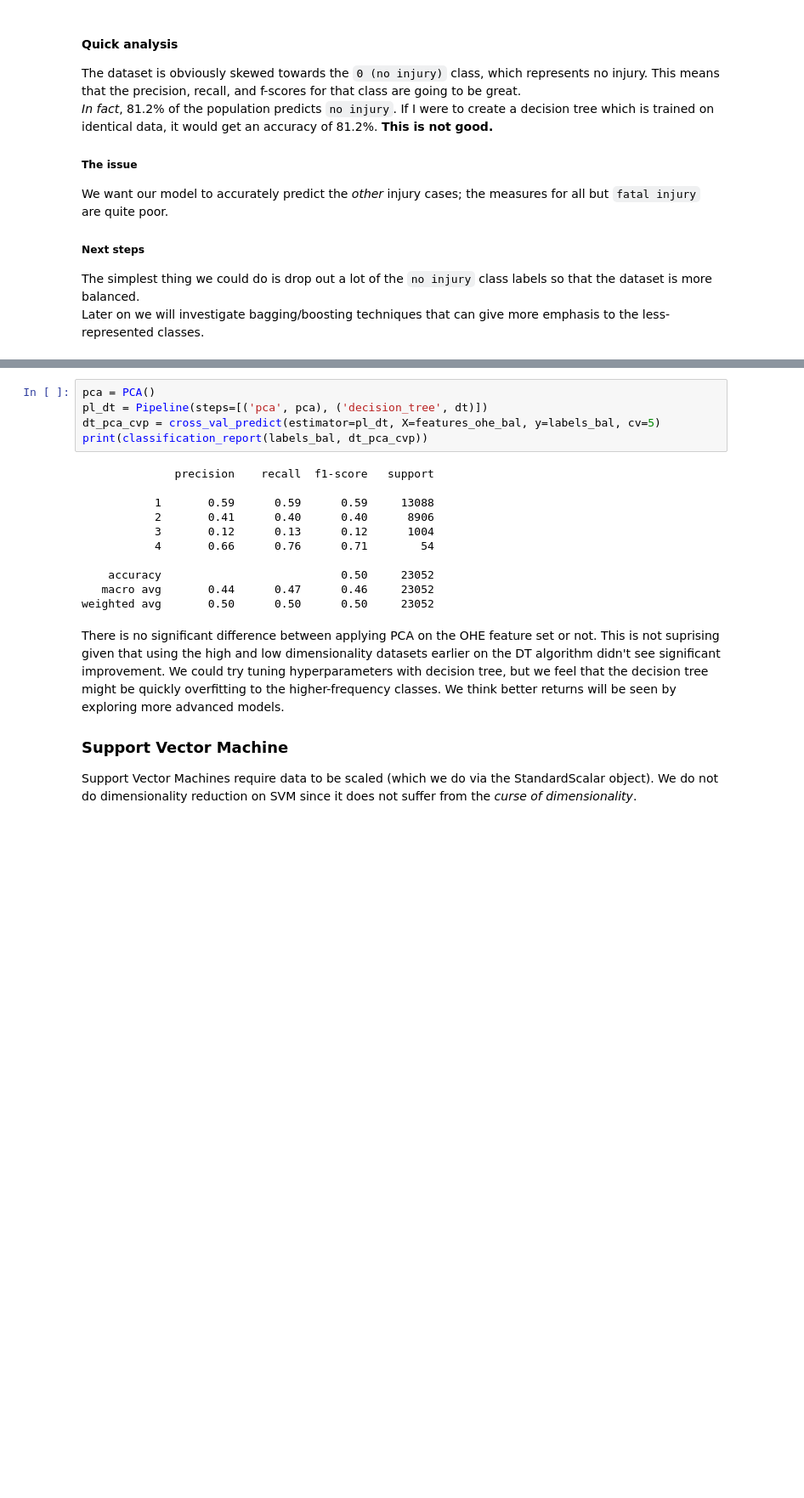
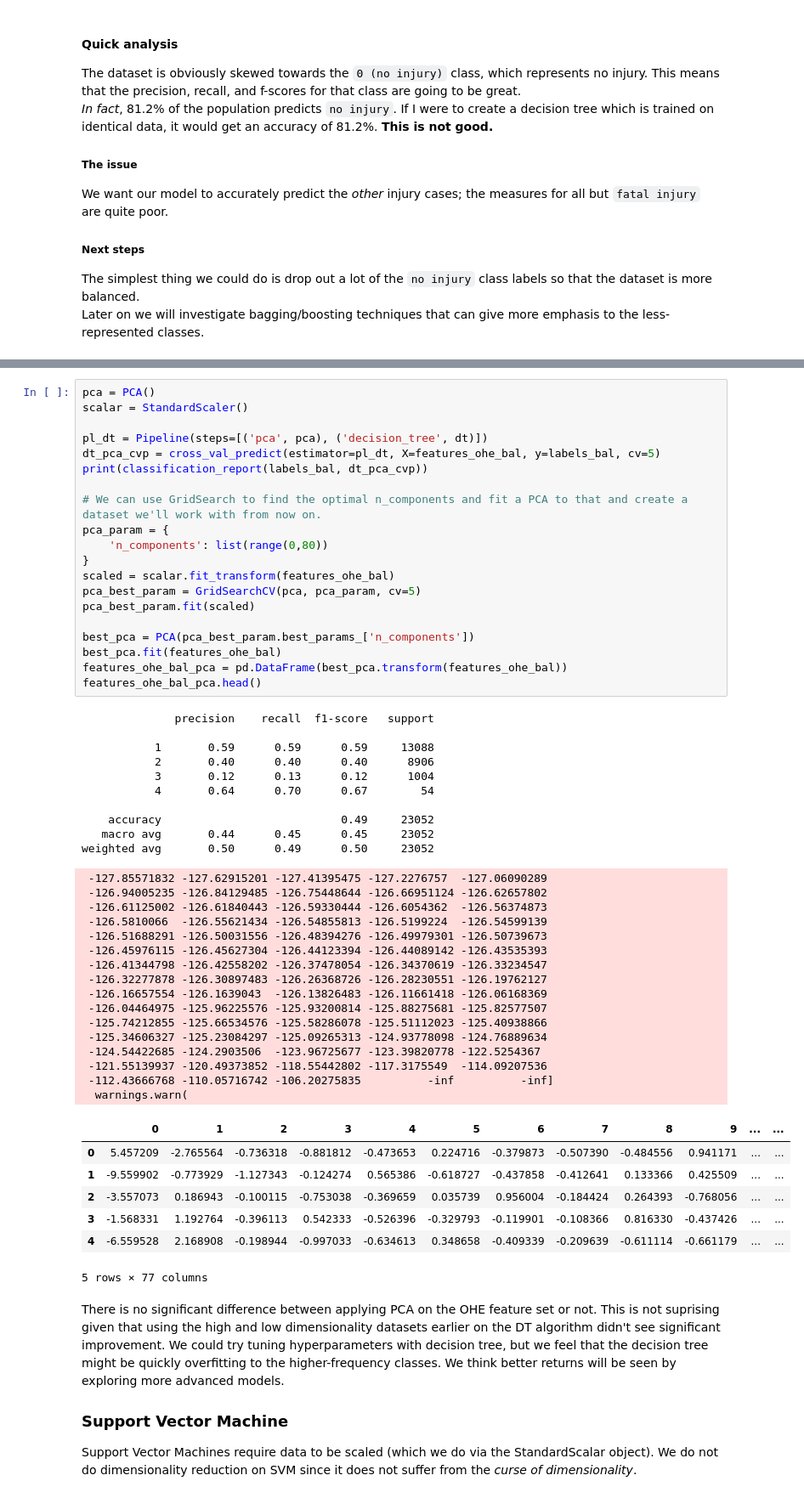
Before and after one commit to jrsmith03/TrafficPrediction, a Jupyter notebook: proj.ipynb, the cells around one changed output, grey strips where cells are left out. Shown: that part at 85% size. Cells and saved outputs as stored; diff of their text form; blank space fills up the shorter version.

```diff
--- a/proj.ipynb
+++ b/proj.ipynb
@@ -625,22 +632,60 @@ Now that we've dropped out the frequent class, we get a much lower accurracy. We
 
 The next step is to see if we can improve accuracy with a dimensionality reduction on the one-hot encoded data given that the DT suffers from the curse of dimensionality.
 #### Pipeline & PCA
-# %%
-pca = PCA()
-pl_dt = Pipeline(steps=[('pca', pca), ('decision_tree', dt)])
-dt_pca_cvp = cross_val_predict(estimator=pl_dt, X=features_ohe_bal, y=labels_bal, cv=5)
-print(classification_report(labels_bal, dt_pca_cvp))
-# %% [output]
-              precision    recall  f1-score   support
-
-           1       0.59      0.59      0.59     13088
-           2       0.41      0.40      0.40      8906
-           3       0.12      0.13      0.12      1004
-           4       0.66      0.76      0.71        54
-
-    accuracy                           0.50     23052
-   macro avg       0.44      0.47      0.46     23052
-weighted avg       0.50      0.50      0.50     23052
+# %%
+pca = PCA()
+scalar = StandardScaler()
+
+pl_dt = Pipeline(steps=[('pca', pca), ('decision_tree', dt)])
+dt_pca_cvp = cross_val_predict(estimator=pl_dt, X=features_ohe_bal, y=labels_bal, cv=5)
+print(classification_report(labels_bal, dt_pca_cvp))
+
+# We can use GridSearch to find the optimal n_components and fit a PCA to that and create a dataset we'll work with from now on.
+pca_param = {
+    'n_components': list(range(0,80))
+}
+scaled = scalar.fit_transform(features_ohe_bal)
+pca_best_param = GridSearchCV(pca, pca_param, cv=5)
+pca_best_param.fit(scaled)
+
+best_pca = PCA(pca_best_param.best_params_['n_components'])
+best_pca.fit(features_ohe_bal)
+features_ohe_bal_pca = pd.DataFrame(best_pca.transform(features_ohe_bal))
+features_ohe_bal_pca.head()
+# %% [output]
+              precision    recall  f1-score   support
+
+           1       0.59      0.59      0.59     13088
+           2       0.40      0.40      0.40      8906
+           3       0.12      0.13      0.12      1004
+           4       0.64      0.70      0.67        54
+
+    accuracy                           0.49     23052
+   macro avg       0.44      0.45      0.45     23052
+weighted avg       0.50      0.49      0.50     23052
+ -127.85571832 -127.62915201 -127.41395475 -127.2276757  -127.06090289
+ -126.94005235 -126.84129485 -126.75448644 -126.66951124 -126.62657802
+ -126.61125002 -126.61840443 -126.59330444 -126.6054362  -126.56374873
+ -126.5810066  -126.55621434 -126.54855813 -126.5199224  -126.54599139
+ -126.51688291 -126.50031556 -126.48394276 -126.49979301 -126.50739673
+ -126.45976115 -126.45627304 -126.44123394 -126.44089142 -126.43535393
+ -126.41344798 -126.42558202 -126.37478054 -126.34370619 -126.33234547
+ -126.32277878 -126.30897483 -126.26368726 -126.28230551 -126.19762127
+ -126.16657554 -126.1639043  -126.13826483 -126.11661418 -126.06168369
+ -126.04464975 -125.96225576 -125.93200814 -125.88275681 -125.82577507
+ -125.74212855 -125.66534576 -125.58286078 -125.51112023 -125.40938866
+ -125.34606327 -125.23084297 -125.09265313 -124.93778098 -124.76889634
+ -124.54422685 -124.2903506  -123.96725677 -123.39820778 -122.5254367
+ -121.55139937 -120.49373852 -118.55442802 -117.3175549  -114.09207536
+ -112.43666768 -110.05716742 -106.20275835          -inf          -inf]
+  warnings.warn(
+|  | 0 | 1 | 2 | 3 | 4 | 5 | 6 | 7 | 8 | 9 | ... | ... |
+| 0 | 5.457209 | -2.765564 | -0.736318 | -0.881812 | -0.473653 | 0.224716 | -0.379873 | -0.507390 | -0.484556 | 0.941171 | ... | ... |
+| 1 | -9.559902 | -0.773929 | -1.127343 | -0.124274 | 0.565386 | -0.618727 | -0.437858 | -0.412641 | 0.133366 | 0.425509 | ... | ... |
+| 2 | -3.557073 | 0.186943 | -0.100115 | -0.753038 | -0.369659 | 0.035739 | 0.956004 | -0.184424 | 0.264393 | -0.768056 | ... | ... |
+| 3 | -1.568331 | 1.192764 | -0.396113 | 0.542333 | -0.526396 | -0.329793 | -0.119901 | -0.108366 | 0.816330 | -0.437426 | ... | ... |
+| 4 | -6.559528 | 2.168908 | -0.198944 | -0.997033 | -0.634613 | 0.348658 | -0.409339 | -0.209639 | -0.611114 | -0.661179 | ... | ... |
+5 rows × 77 columns
 # %% [markdown]
 There is no significant difference between applying PCA on the OHE feature set or not. This is not suprising given that using the high and low dimensionality datasets earlier on the DT algorithm didn't see significant improvement. We could try tuning hyperparameters with decision tree, but we feel that the decision tree might be quickly overfitting to the higher-frequency classes. We think better returns will be seen by exploring more advanced models.
 
```
Also changed, not shown: parts of 22 cells of this notebook.
